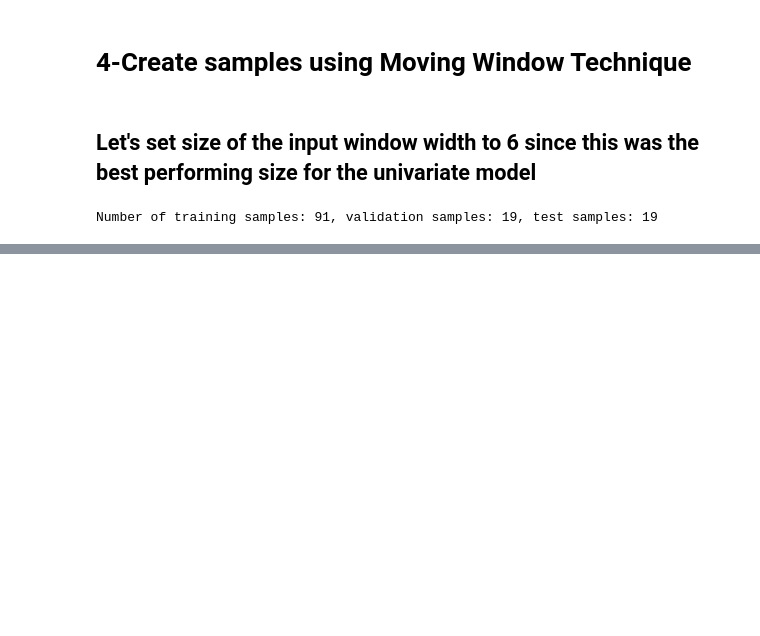
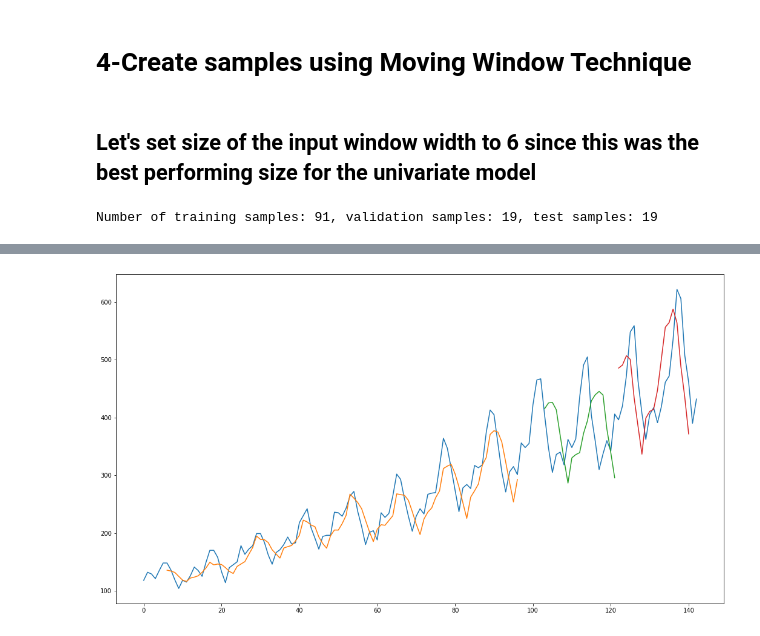
Before and after one commit to MartaGolabek/airline-passenger-prediction-using-LSTMs, a Jupyter notebook: notebooks/Multivariate_Approach.ipynb, the cells around one changed output, grey strips where cells are left out. Drawn from its saved outputs; the diff is of its cells as text; code cells hidden in the pictures; blank space fills up the shorter version.

```diff
--- a/notebooks/Multivariate_Approach.ipynb
+++ b/notebooks/Multivariate_Approach.ipynb
@@ -184,0 +291,6 @@ train_samples
+# %%
+# make predictions
+predictions_for_train = model.predict(train_samples[0])
+predictions_for_validation = model.predict(val_samples[0])
+predictions_for_test = model.predict(test_samples[0])
+predictions_for_test
@@ -184,0 +317,10 @@ train_samples
+# %%
+# invert predictions
+predictions_for_train_denormalized = passenger_number_scaler.inverse_transform(predictions_for_train)
+true_values_train = passenger_number_scaler.inverse_transform(train_samples[1])
+
+predictions_for_val_denormalized = passenger_number_scaler.inverse_transform(predictions_for_validation)
+true_values_val = passenger_number_scaler.inverse_transform(val_samples[1])
+
+predictions_for_test_denormalized = passenger_number_scaler.inverse_transform(predictions_for_test)
+true_values_test = passenger_number_scaler.inverse_transform(test_samples[1])
@@ -184,0 +343,3 @@ train_samples
+# %%
+passenger_number_array = data_set["passenger_number"].values.reshape(len(data_set["passenger_number"]), 1)
+passenger_number_array
@@ -184,0 +364,27 @@ train_samples
+# %%
+# shift train predictions for plotting
+train_predict_plot = np.empty_like(passenger_number_array)
+train_predict_plot[:, :] = np.nan
+# reshape in order to fill only the training examples
+train_predict_plot[input_window_size:len(predictions_for_train_denormalized)+input_window_size, :] = predictions_for_train_denormalized
+
+# shift validation predictions for plotting
+validation_predict_plot = np.empty_like(passenger_number_array)
+validation_predict_plot[:, :] = np.nan
+validation_predict_plot[len(predictions_for_train_denormalized)+(2*input_window_size):len(predictions_for_train_denormalized)+(2*input_window_size)+len(predictions_for_val_denormalized), :] = predictions_for_val_denormalized
+
+# shift test predictions for plotting
+test_predict_plot = np.empty_like(passenger_number_array)
+test_predict_plot[:, :] = np.nan
+test_predict_plot[len(predictions_for_train_denormalized)+(2*input_window_size)+len(predictions_for_val_denormalized):len(predictions_for_train_denormalized)+(2*input_window_size)+len(predictions_for_val_denormalized)+len(predictions_for_test_denormalized)] = predictions_for_test_denormalized
+
+
+# plot baseline and predictions
+fig = plt.figure(figsize=(18, 10))
+plt.plot(passenger_number_array)
+plt.plot(train_predict_plot)
+plt.plot(validation_predict_plot)
+plt.plot(test_predict_plot)
+plt.show()
+# %% [output]
+[figure, added]
```
Also changed, not shown: parts of 10 cells of this notebook, 1 other file.
